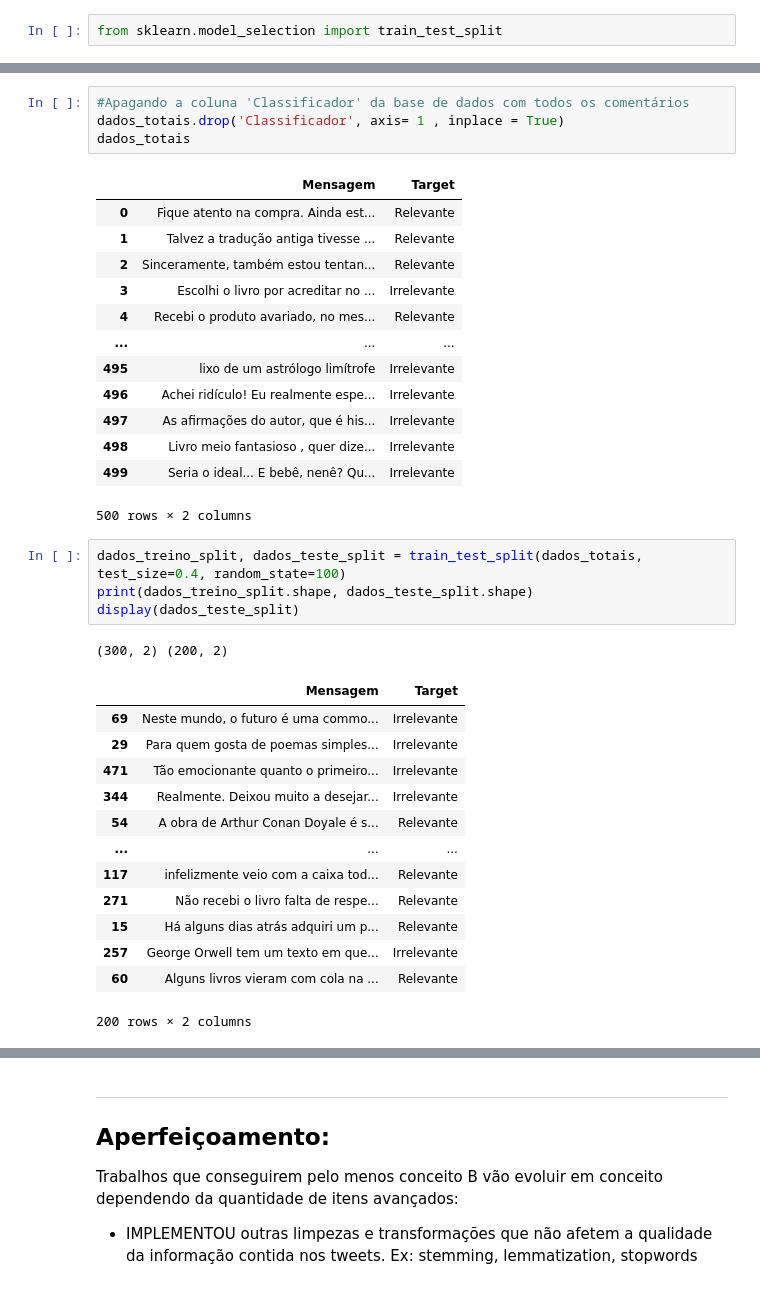
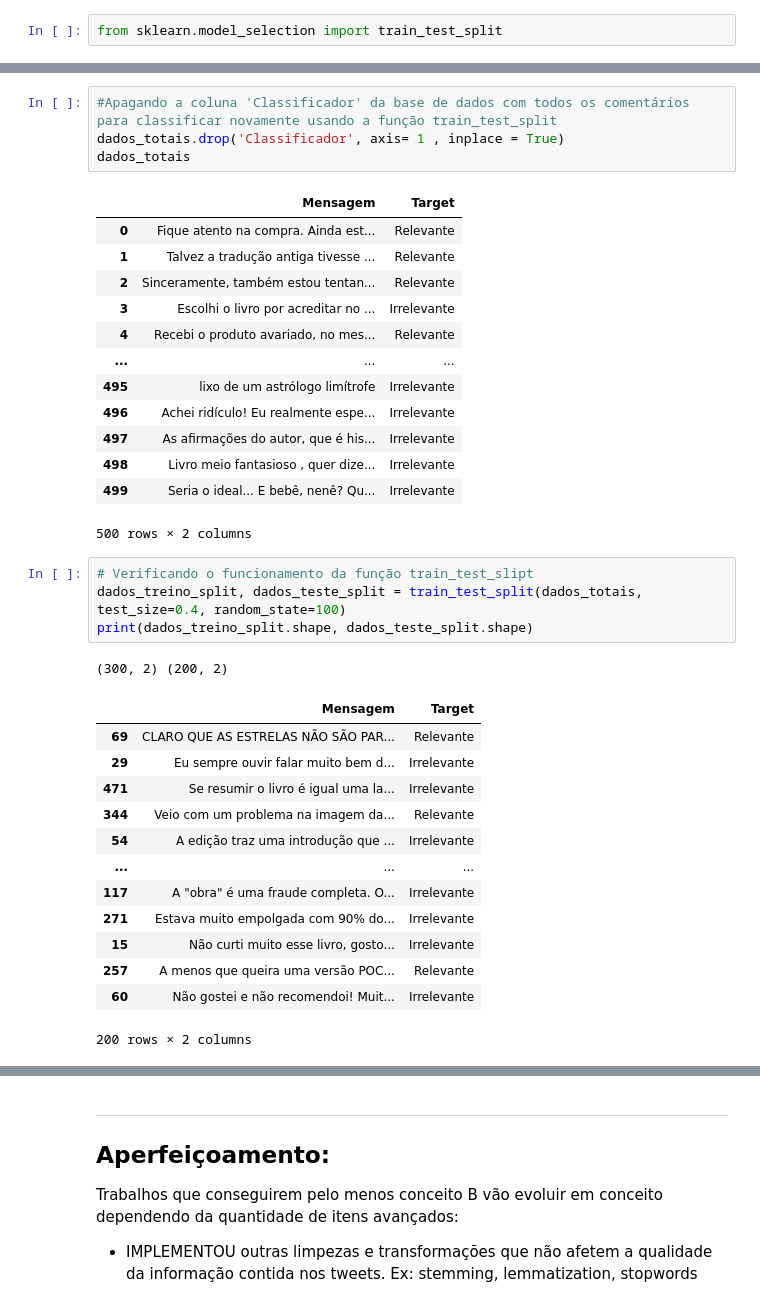
Before and after one commit to MateusMarinheiro18/Projeto-1-C-Dados, a Jupyter notebook: Projeto1 Template.ipynb, the cells around one changed output, grey strips where cells are left out. Saved outputs shown, nothing was run; the diff lists cells and outputs as text.

```diff
--- a/Projeto1 Template.ipynb
+++ b/Projeto1 Template.ipynb
@@ -514,5 +499,5 @@ dados_totais
 # %%
-#Apagando a coluna 'Classificador' da base de dados com todos os comentários
+#Apagando a coluna 'Classificador' da base de dados com todos os comentários para classificar novamente usando a função train_test_split
 dados_totais.drop('Classificador', axis= 1 , inplace = True)
 dados_totais
 # %% [output]
@@ -530,21 +515,21 @@ dados_totais
 | 499 | Seria o ideal... E bebê, nenê? Qu... | Irrelevante |
 500 rows × 2 columns
 # %%
+# Verificando o funcionamento da função train_test_slipt
 dados_treino_split, dados_teste_split = train_test_split(dados_totais, test_size=0.4, random_state=100)
 print(dados_treino_split.shape, dados_teste_split.shape)
-display(dados_teste_split)
 # %% [output]
 (300, 2) (200, 2)
 |  | Mensagem | Target |
-| 69 | Neste mundo, o futuro é uma commo... | Irrelevante |
-| 29 | Para quem gosta de poemas simples... | Irrelevante |
-| 471 | Tão emocionante quanto o primeiro... | Irrelevante |
-| 344 | Realmente. Deixou muito a desejar... | Irrelevante |
-| 54 | A obra de Arthur Conan Doyale é s... | Relevante |
+| 69 | CLARO QUE AS ESTRELAS NÃO SÃO PAR... | Relevante |
+| 29 | Eu sempre ouvir falar muito bem d... | Irrelevante |
+| 471 | Se resumir o livro é igual uma la... | Irrelevante |
+| 344 | Veio com um problema na imagem da... | Relevante |
+| 54 | A edição traz uma introdução que ... | Irrelevante |
 | ... | ... | ... |
-| 117 | infelizmente veio com a caixa tod... | Relevante |
-| 271 | Não recebi o livro falta de respe... | Relevante |
-| 15 | Há alguns dias atrás adquiri um p... | Relevante |
-| 257 | George Orwell tem um texto em que... | Irrelevante |
-| 60 | Alguns livros vieram com cola na ... | Relevante |
+| 117 | A "obra" é uma fraude completa. O... | Irrelevante |
+| 271 | Estava muito empolgada com 90% do... | Irrelevante |
+| 15 | Não curti muito esse livro, gosto... | Irrelevante |
+| 257 | A menos que queira uma versão POC... | Relevante |
+| 60 | Não gostei e não recomendoi! Muit... | Irrelevante |
 200 rows × 2 columns
```
Also changed, not shown: parts of 13 cells of this notebook.
